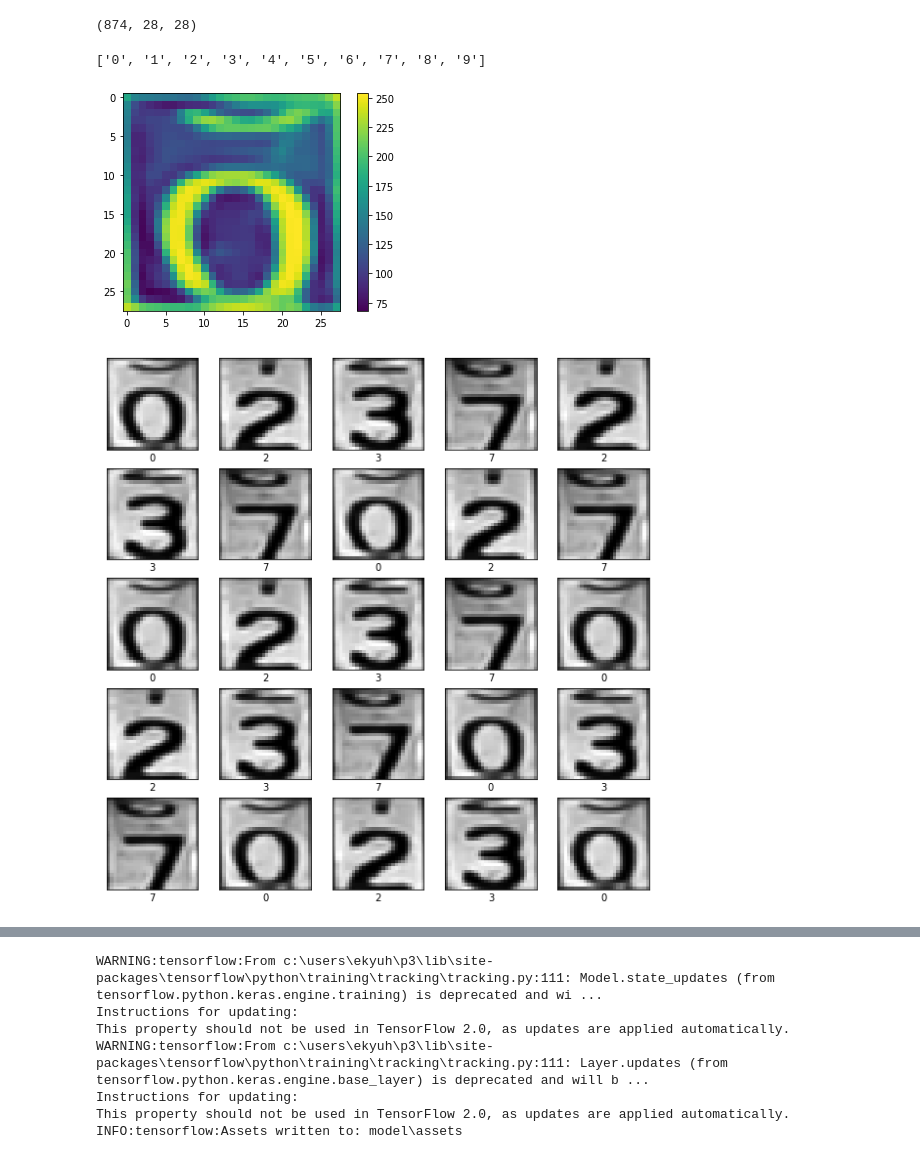
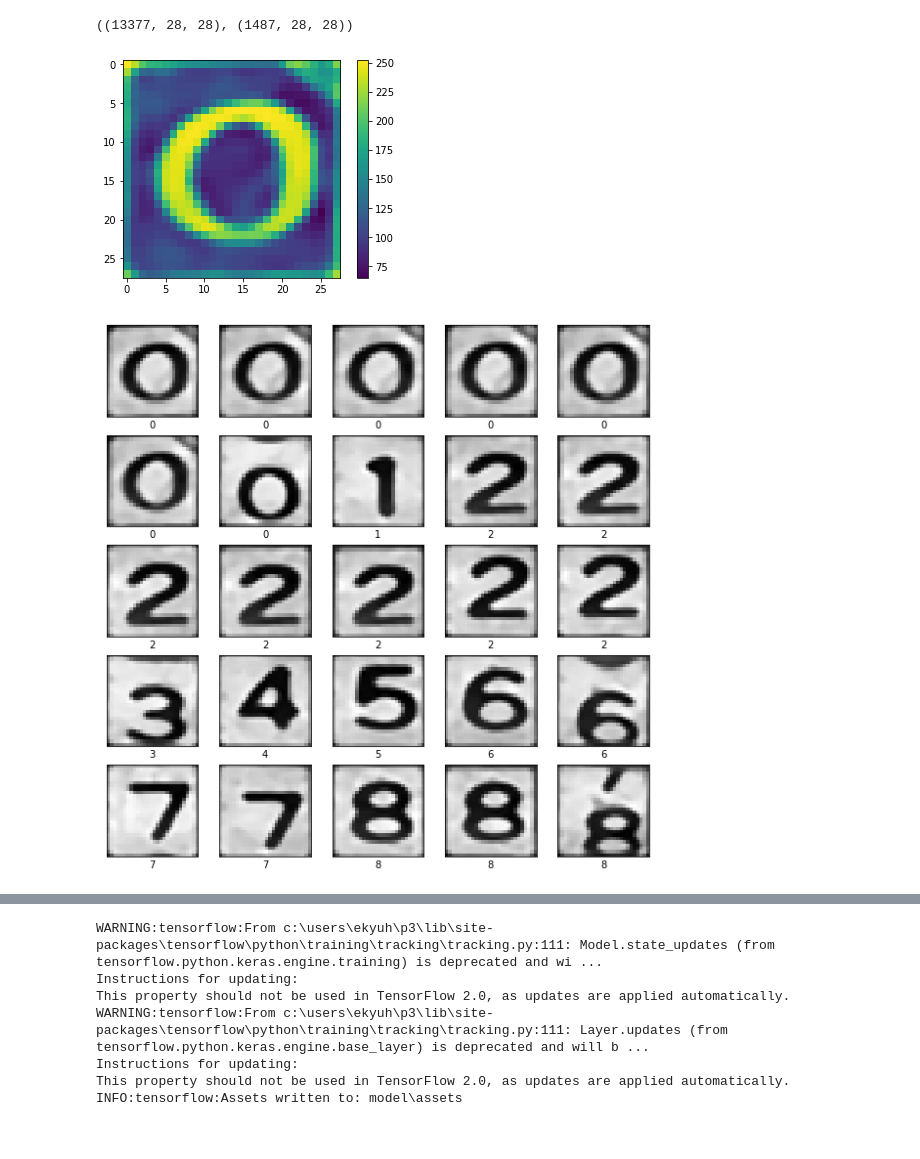
Before and after one commit to ekyuho/Project-X, a Jupyter notebook: Levels/003_meter_reading/05_apply_MNIST/apply_MNIST.ipynb, the cells around one changed output, grey strips where cells are left out. Saved outputs shown, nothing was run; the diff lists cells and outputs as text; code cells hidden in the pictures.

```diff
--- a/Levels/003_meter_reading/05_apply_MNIST/apply_MNIST.ipynb
+++ b/Levels/003_meter_reading/05_apply_MNIST/apply_MNIST.ipynb
@@ -13,22 +12,15 @@ from time import time
 from time import sleep
 import matplotlib.pyplot as plt
 # %%
-a = np.load('numbers.npz')
+a = np.load('../04_build_training_dataset/numbers.npz')
 train_images = a['trainset']
 train_labels = a['train_labels']
 test_images = a['testset']
 test_labels = a['test_labels']
-# %%
-test_images.shape
-# %% [output]
-(874, 28, 28)
-# %%
-class_names = []
-for i in range(10):
-    class_names.append(str(i))
-print(class_names)
-# %% [output]
-['0', '1', '2', '3', '4', '5', '6', '7', '8', '9']
+# %%
+train_images.shape,test_images.shape
+# %% [output]
+((13377, 28, 28), (1487, 28, 28))
 # %%
 plt.figure()
 plt.imshow(train_images[100])
@@ -36,7 +28,7 @@ plt.colorbar()
 plt.grid(False)
 plt.show()
 # %% [output]
-[figure, old version]
+[figure, new version]
 # %%
 train_images = train_images / 255.0
 
@@ -44,16 +36,16 @@ test_images = test_images / 255.0
 # %%
 plt.figure(figsize=(10,10))
 for i in range(25):
     plt.subplot(5,5,i+1)
     plt.xticks([])
     plt.yticks([])
     plt.grid(False)
-    j = i + 2000
+    j = int(i* len(train_labels)/25)
     plt.imshow(train_images[j], cmap=plt.cm.binary)
-    plt.xlabel(class_names[train_labels[j]])
+    plt.xlabel(train_labels[j])
 plt.show()
 # %% [output]
-[figure, old version]
+[figure, new version]
 # %%
 import tensorflow as tf
 from tensorflow import keras
```
Also changed, not shown: parts of 19 cells of this notebook, 9 other files.
